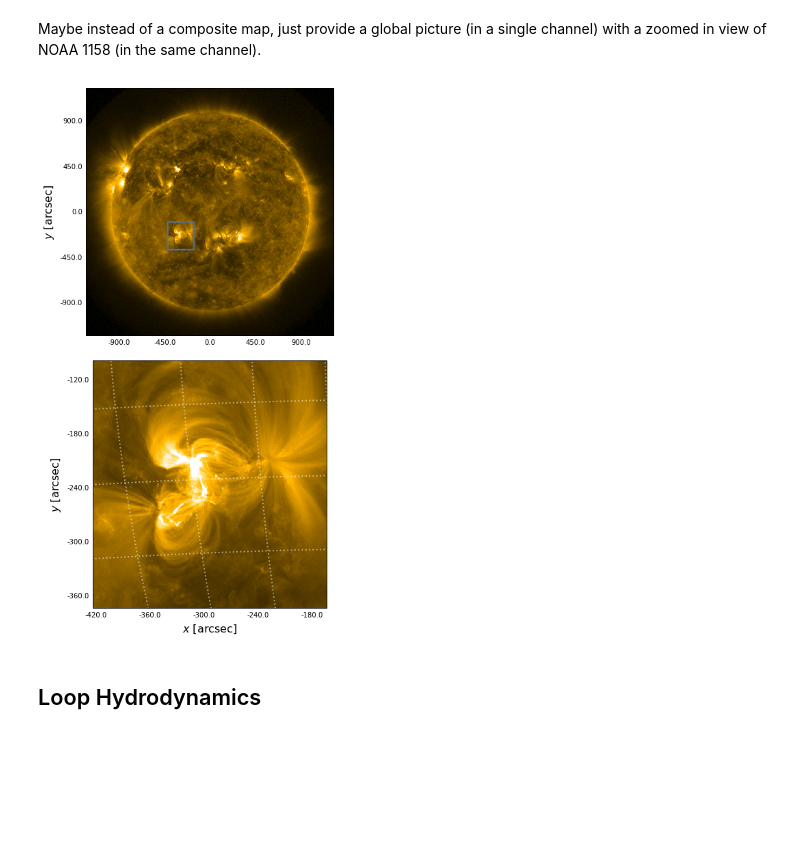
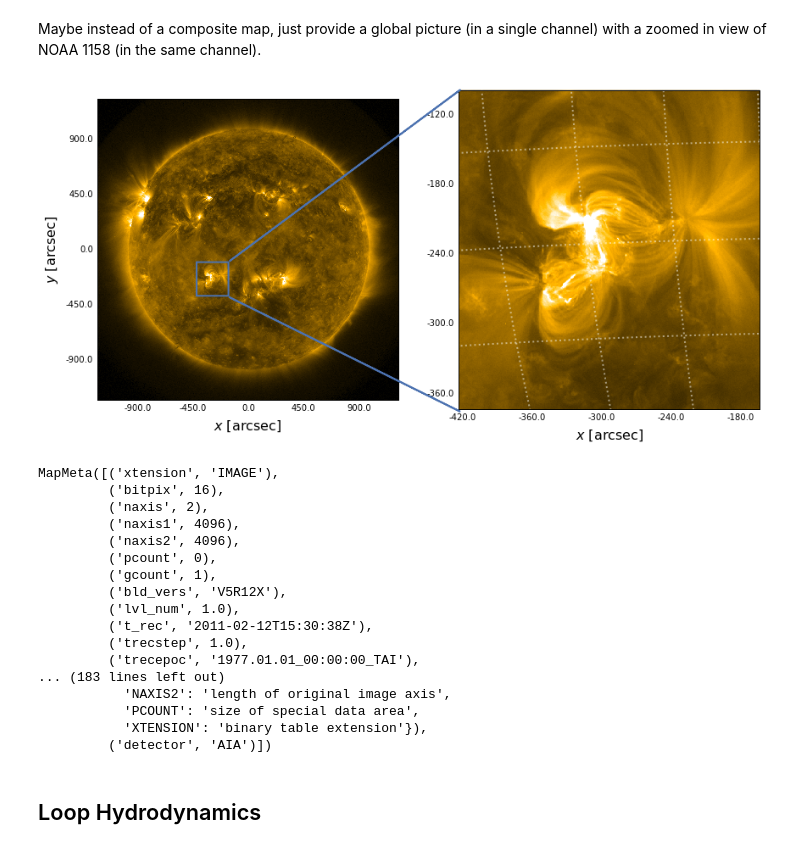
Before and after one commit to wtbarnes/posters, a Jupyter notebook: rice_dsconf_2017/notebooks/basic_figures.ipynb, the cells around one changed output. Saved outputs shown, nothing was run; the diff lists cells and outputs as text; code cells hidden in the pictures; blank space fills up the shorter version.

Commit message:
dag figure and update notebook

```diff
--- a/rice_dsconf_2017/notebooks/basic_figures.ipynb
+++ b/rice_dsconf_2017/notebooks/basic_figures.ipynb
@@ -97,43 +98,89 @@ hmi_results = [v for v in vso_results if 'hmi' in v]
 # %% [markdown]
 Maybe instead of a composite map, just provide a global picture (in a single channel) with a zoomed in view of NOAA 1158 (in the same channel).
 # %%
-fig = plt.figure(figsize=(8,14))
+fig = plt.figure(figsize=(14,8))
 plt.subplots_adjust(hspace=0.1)
 plot_options = {'annotate':False,'title':False,
                 'norm':matplotlib.colors.PowerNorm(0.5,vmin=0,vmax=3e3)}
 # fulldisk map
 fulldisk_map = Map(aia_results[171])
-ax1 = fig.add_subplot(211,projection=fulldisk_map)
+ax1 = fig.add_subplot(121,projection=fulldisk_map)
 fulldisk_map.plot(axes=ax1,**plot_options)
 ## add rectangle
 width = np.diff(crop_range[0])
 height = np.diff(crop_range[1])
 left_corner = u.Quantity((crop_range[0][0],crop_range[1][0]))
 fulldisk_map.draw_rectangle(left_corner,width,height,lw=2,color=sns.color_palette()[0])
 # zoomed in region
 zoom_map = Map(aia_results[171]).submap(*crop_range)
-ax2 = fig.add_subplot(212,projection=zoom_map)
-#plot_options['norm'] = matplotlib.colors.Normalize(vmin=1,vmax=3e3)
+ax2 = fig.add_subplot(122,projection=zoom_map)
 zoom_map.plot(axes=ax2,**plot_options)
 zoom_map.draw_grid(axes=ax2,grid_spacing=5*u.deg,alpha=0.5)
+# connector
+ax1_tr = ax1.get_transform('pixel')
+ax2_tr = ax2.get_transform('pixel')
+fig_tr = fig.transFigure.inverted()
+xy0 = fulldisk_map.data_to_pixel(left_corner[0]+width[0],
+                                 left_corner[1]+height[0]+20*u.arcsec)
+xy1 = zoom_map.data_to_pixel(zoom_map.xrange[0]+2*u.arcsec,
+                             zoom_map.yrange[1]-18*u.arcsec
+                            )
+pt1 = fig_tr.transform(ax1_tr.transform((xy0[0].value,xy0[1].value)))
+pt2 = fig_tr.transform(ax2_tr.transform((xy1[0].value,xy1[1].value)))
+arrow = patches.FancyArrowPatch(
+    pt1,pt2,transform=fig.transFigure,arrowstyle='simple',color=sns.color_palette()[0],lw=2
+)
+fig.patches.append(arrow)
+xy0 = fulldisk_map.data_to_pixel(left_corner[0]+width[0]-5*u.arcsec,
+                                 left_corner[1]+60*u.arcsec+5*u.arcsec
+                                )
+xy1 = zoom_map.data_to_pixel(zoom_map.xrange[0]+2*u.arcsec,
+                             zoom_map.yrange[0]+16*u.arcsec
+                            )
+pt1 = fig_tr.transform(ax1_tr.transform((xy0[0].value,xy0[1].value)))
+pt2 = fig_tr.transform(ax2_tr.transform((xy1[0].value,xy1[1].value)))
+arrow = patches.FancyArrowPatch(
+    pt1,pt2,transform=fig.transFigure,arrowstyle='simple',color=sns.color_palette()[0],lw=2
+)
+fig.patches.append(arrow)
 # aesthetics
 ax1.coords[0].grid(alpha=0)
 ax1.coords[1].grid(alpha=0)
 ax2.coords[0].grid(alpha=0)
 ax2.coords[1].grid(alpha=0)
 ax1.coords[0].set_ticklabel(size=plt.rcParams['xtick.labelsize'])
 ax1.coords[1].set_ticklabel(size=plt.rcParams['ytick.labelsize'])
 ax2.coords[0].set_ticklabel(size=plt.rcParams['xtick.labelsize'])
 ax2.coords[1].set_ticklabel(size=plt.rcParams['ytick.labelsize'])
 ax1.coords[1].set_axislabel(r'$y$ [$\mathrm{{{}}}$]'.format(u.Unit(hmi_map.meta['cunit2'])),
                            size=plt.rcParams['axes.labelsize'])
 ax2.coords[0].set_axislabel(r'$x$ [$\mathrm{{{}}}$]'.format(u.Unit(hmi_map.meta['cunit1'])),
                            size=plt.rcParams['axes.labelsize'])
-ax2.coords[1].set_axislabel(r'$y$ [$\mathrm{{{}}}$]'.format(u.Unit(hmi_map.meta['cunit2'])),
+ax1.coords[0].set_axislabel(r'$x$ [$\mathrm{{{}}}$]'.format(u.Unit(hmi_map.meta['cunit2'])),
                            size=plt.rcParams['axes.labelsize'])
 fig.savefig('../figures/fulldisk_plus_zoom_171.pdf',)
 # %% [output]
-[figure, old version]
+[figure, new version]
+# %%
+fulldisk_map.meta
+# %% [output]
+MapMeta([('xtension', 'IMAGE'),
+         ('bitpix', 16),
+         ('naxis', 2),
+         ('naxis1', 4096),
+         ('naxis2', 4096),
+         ('pcount', 0),
+         ('gcount', 1),
+         ('bld_vers', 'V5R12X'),
+         ('lvl_num', 1.0),
+         ('t_rec', '2011-02-12T15:30:38Z'),
+         ('trecstep', 1.0),
+         ('trecepoc', '1977.01.01_00:00:00_TAI'),
+... (183 lines left out)
+           'NAXIS2': 'length of original image axis',
+           'PCOUNT': 'size of special data area',
+           'XTENSION': 'binary table extension'}),
+         ('detector', 'AIA')])
 # %% [markdown]
 ## Loop Hydrodynamics
 # %% [markdown]
```
Also changed, not shown: parts of 6 cells of this notebook, 2 other files.
